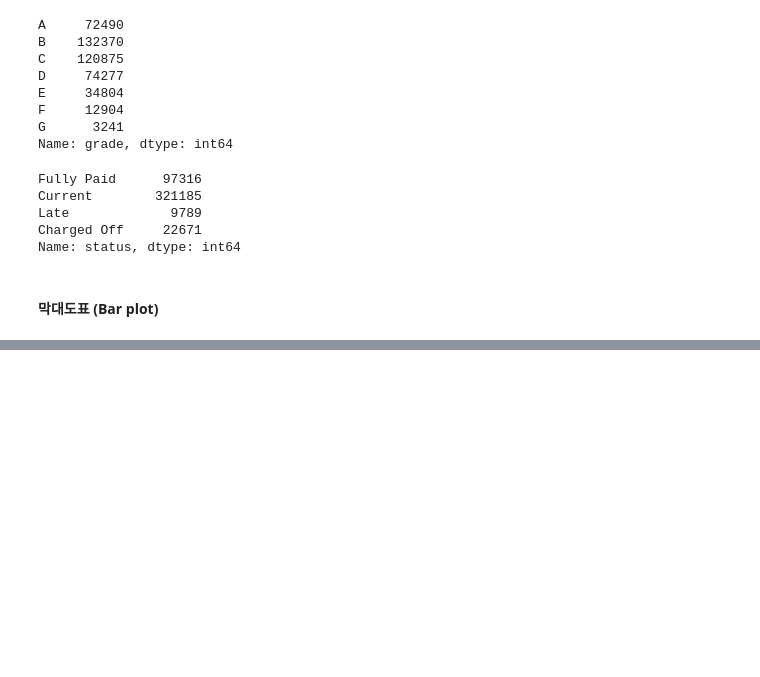
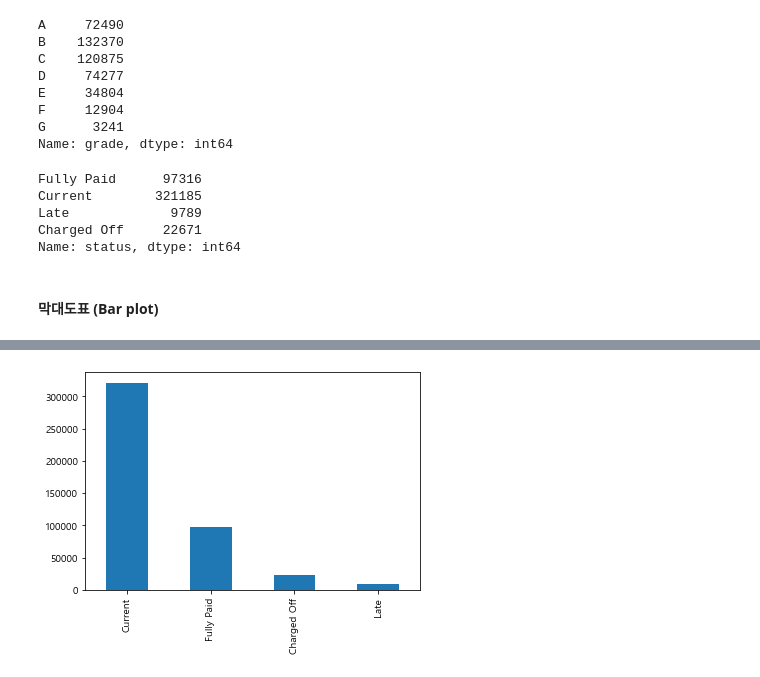
Before and after one commit to luckyspia/TIL, a Jupyter notebook: Exploratory_Data_Analysis/01.categorical_var.ipynb, the cells around one changed output, grey strips where cells are left out. Cells and saved outputs as stored; diff of their text form; code cells hidden in the pictures; blank space fills up the shorter version.

```diff
--- a/Exploratory_Data_Analysis/01.categorical_var.ipynb
+++ b/Exploratory_Data_Analysis/01.categorical_var.ipynb
@@ -124,0 +145,11 @@ Name: status, dtype: int64
+# %%
+# 빈도수순으로 정렬
+lc_loans_re = lc_loans.copy()
+lc_loans_re.status = lc_loans_re.status.cat.reorder_categories(lc_loans.status.value_counts().index.tolist())
+
+lc_loans_re.status.value_counts().plot.bar()
+ax.set_xlabel('Status')
+ax.set_ylabel('Frequency')
+plt.show()
+# %% [output]
+[figure, added]
```
Also changed, not shown: parts of 49 cells of this notebook.
